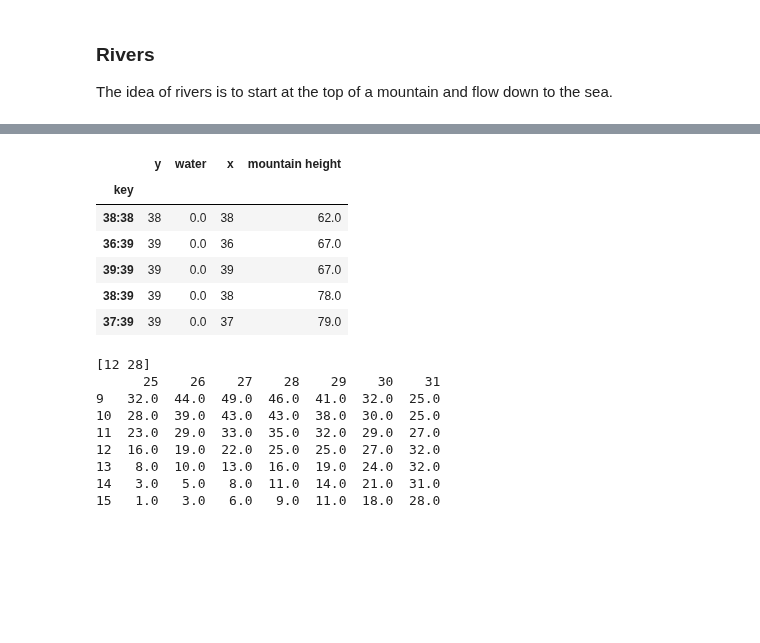
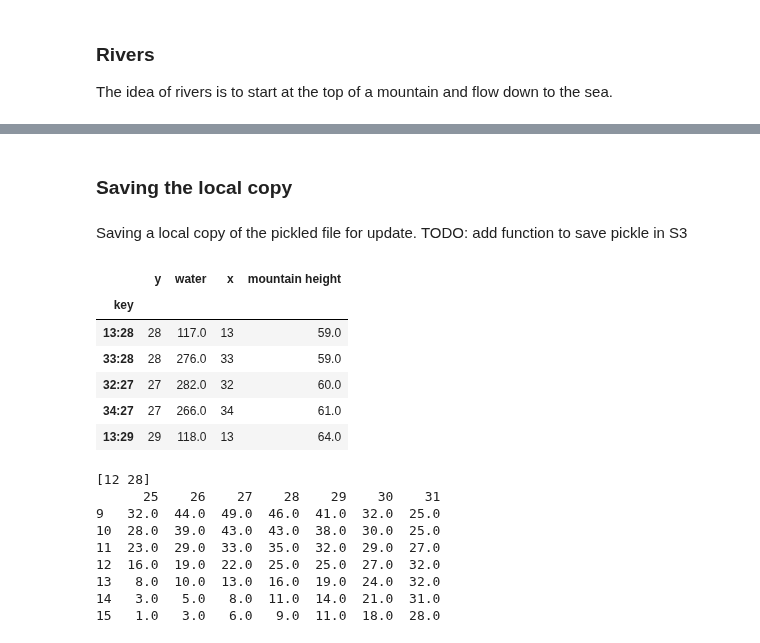
Before and after one commit to BillmanH/dsadventure, a Jupyter notebook: notebooks/1 Mountains_Oceans_and_Rainfall.ipynb, the cells around one changed output, grey strips where cells are left out. Saved outputs shown, nothing was run; the diff lists cells and outputs as text; code cells hidden in the pictures; blank space fills up the shorter version.

Commit message:
water level working

```diff
--- a/notebooks/1 Mountains_Oceans_and_Rainfall.ipynb
+++ b/notebooks/1 Mountains_Oceans_and_Rainfall.ipynb
@@ -139,0 +112,4 @@ draw.drawRainFall(rainfall)
+# %% [markdown]
+### Saving the local copy
+# %% [markdown]
+Saving a local copy of the pickled file for update. TODO: add function to save pickle in S3
@@ -140,15 +119,15 @@ draw.drawRainFall(rainfall)
 # %%
-df = draw.meltMap(rainfall).rename(columns={'value':'water'})
-df['mountain height'] = draw.meltMap(mountainLand)['value']
+df = draw.meltMap(world.grid_rainfall).rename(columns={'value':'water'})
+df['mountain height'] = draw.meltMap(world.grid_elevation)['value']
 df.sort_values('mountain height').tail()
 # %% [output]
 |  | y | water | x | mountain height |
 | key |  |  |  |  |
-| 38:38 | 38 | 0.0 | 38 | 62.0 |
-| 36:39 | 39 | 0.0 | 36 | 67.0 |
-| 39:39 | 39 | 0.0 | 39 | 67.0 |
-| 38:39 | 39 | 0.0 | 38 | 78.0 |
-| 37:39 | 39 | 0.0 | 37 | 79.0 |
+| 13:28 | 28 | 117.0 | 13 | 59.0 |
+| 33:28 | 28 | 276.0 | 33 | 59.0 |
+| 32:27 | 27 | 282.0 | 32 | 60.0 |
+| 34:27 | 27 | 266.0 | 34 | 61.0 |
+| 13:29 | 29 | 118.0 | 13 | 64.0 |
 # %%
 #TODO: This is isn't exactly right, the resulting dataframe is lopsided and not perfectly centered.
 def git_local_Maximum(coord,df,depth,verbose=False):
```
Also changed, not shown: parts of 11 cells of this notebook, 3 other files.
